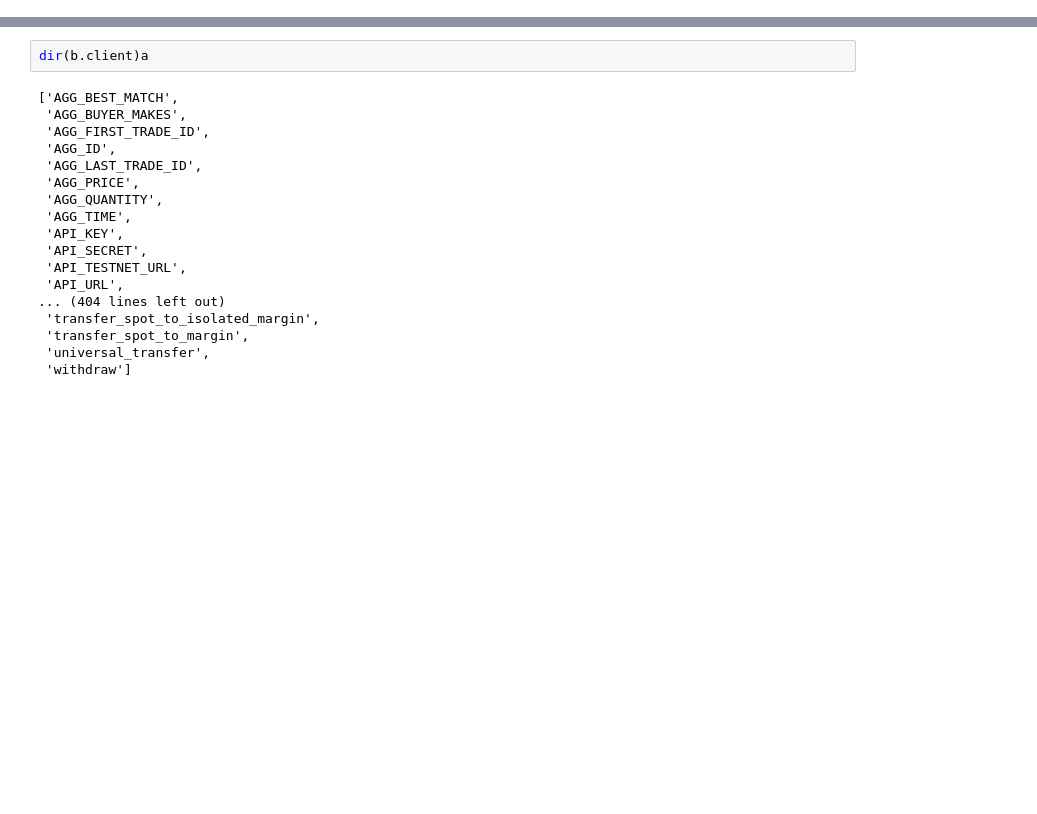
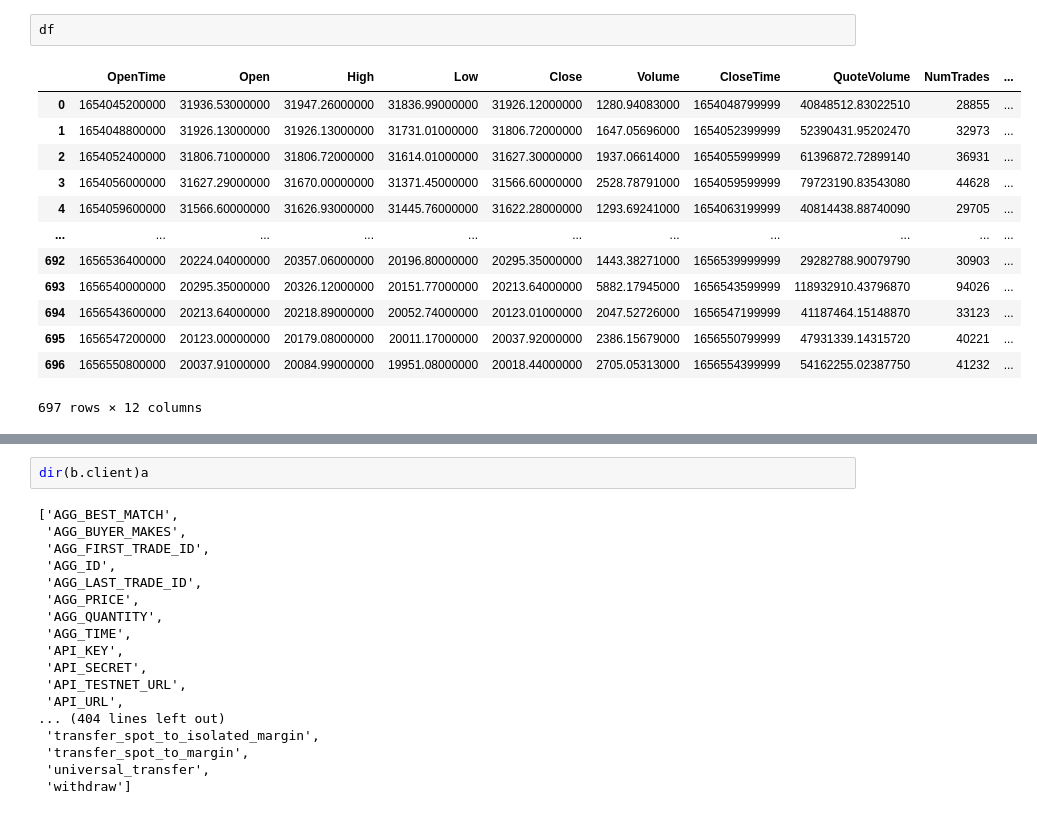
Before and after one commit to phlindg123/Trader, a Jupyter notebook: notebooks/Untitled.ipynb, the cells around one changed output, grey strips where cells are left out. Drawn from its saved outputs; the diff is of its cells as text; blank space fills up the shorter version.

```diff
--- a/notebooks/Untitled.ipynb
+++ b/notebooks/Untitled.ipynb
@@ -16,0 +87,16 @@ AttributeError: 'Client' object has no attribute 'get_symbol'
+# %%
+df
+# %% [output]
+|  | OpenTime | Open | High | Low | Close | Volume | CloseTime | QuoteVolume | NumTrades | ... |
+| 0 | 1654045200000 | 31936.53000000 | 31947.26000000 | 31836.99000000 | 31926.12000000 | 1280.94083000 | 1654048799999 | 40848512.83022510 | 28855 | ... |
+| 1 | 1654048800000 | 31926.13000000 | 31926.13000000 | 31731.01000000 | 31806.72000000 | 1647.05696000 | 1654052399999 | 52390431.95202470 | 32973 | ... |
+| 2 | 1654052400000 | 31806.71000000 | 31806.72000000 | 31614.01000000 | 31627.30000000 | 1937.06614000 | 1654055999999 | 61396872.72899140 | 36931 | ... |
+| 3 | 1654056000000 | 31627.29000000 | 31670.00000000 | 31371.45000000 | 31566.60000000 | 2528.78791000 | 1654059599999 | 79723190.83543080 | 44628 | ... |
+| 4 | 1654059600000 | 31566.60000000 | 31626.93000000 | 31445.76000000 | 31622.28000000 | 1293.69241000 | 1654063199999 | 40814438.88740090 | 29705 | ... |
+| ... | ... | ... | ... | ... | ... | ... | ... | ... | ... | ... |
+| 692 | 1656536400000 | 20224.04000000 | 20357.06000000 | 20196.80000000 | 20295.35000000 | 1443.38271000 | 1656539999999 | 29282788.90079790 | 30903 | ... |
+| 693 | 1656540000000 | 20295.35000000 | 20326.12000000 | 20151.77000000 | 20213.64000000 | 5882.17945000 | 1656543599999 | 118932910.43796870 | 94026 | ... |
+| 694 | 1656543600000 | 20213.64000000 | 20218.89000000 | 20052.74000000 | 20123.01000000 | 2047.52726000 | 1656547199999 | 41187464.15148870 | 33123 | ... |
+| 695 | 1656547200000 | 20123.00000000 | 20179.08000000 | 20011.17000000 | 20037.92000000 | 2386.15679000 | 1656550799999 | 47931339.14315720 | 40221 | ... |
+| 696 | 1656550800000 | 20037.91000000 | 20084.99000000 | 19951.08000000 | 20018.44000000 | 2705.05313000 | 1656554399999 | 54162255.02387750 | 41232 | ... |
+697 rows × 12 columns
```
Also changed, not shown: parts of 13 cells of this notebook, 1 other file.
